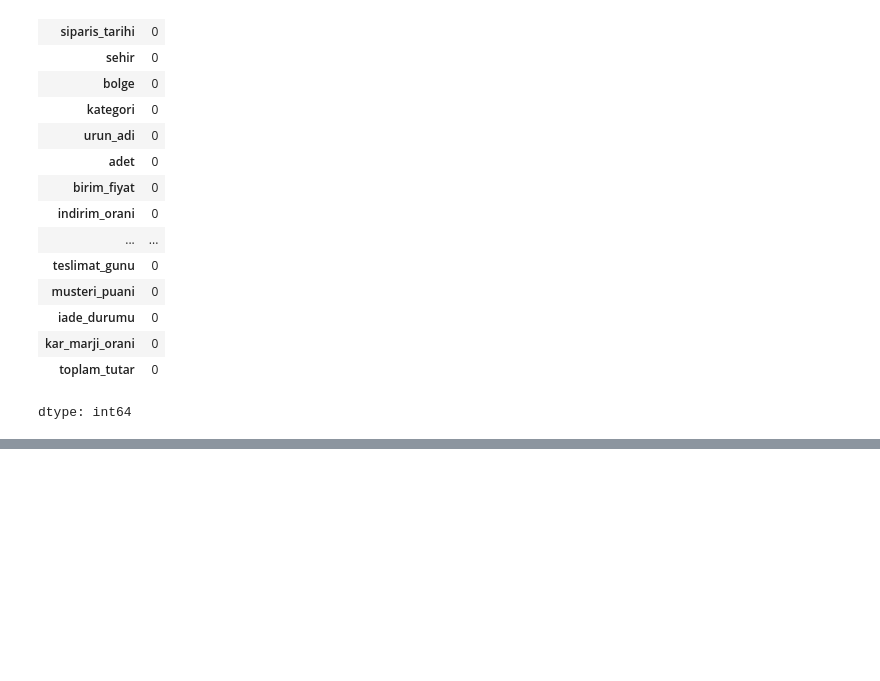
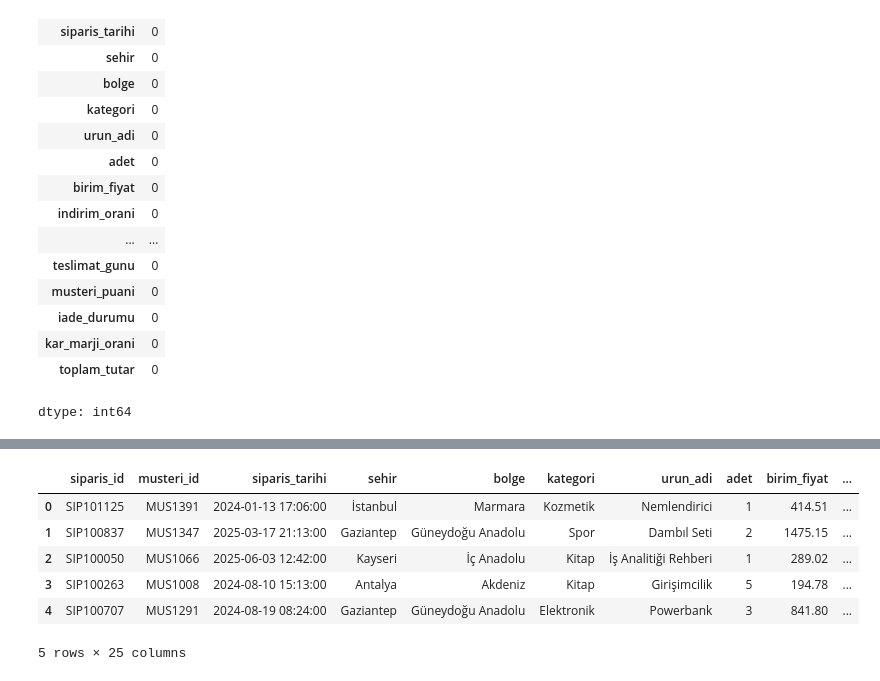
Before and after one commit to YunusEmre214/Data_Science_Colab, a Jupyter notebook: Data_Science.ipynb, the cells around one changed output, grey strips where cells are left out. Drawn from its saved outputs; the diff is of its cells as text; code cells hidden in the pictures; blank space fills up the shorter version.

```diff
--- a/Data_Science.ipynb
+++ b/Data_Science.ipynb
@@ -382,3 +382,6 @@ dtype: int64
 #19.Düzenlenmiş veri setini kaydedelim
 record_file="e_ticaret_veri_seti_current.csv"
 df_current.to_csv(record_file,index=False)
+# %%
+#20.Veri setini yükle
+df=pd.read_csv("e_ticaret_veri_seti_current.csv")
@@ -384,0 +437,4 @@ df_current.to_csv(record_file,index=False)
+# %%
+#23.Sipariş tarihi sütununun datetime tipine dönüştürmek
+df["siparis_tarihi"]=pd.to_datetime(df["siparis_tarihi"])
+df["siparis_tarihi"].dtypes
@@ -384,0 +464,18 @@ df_current.to_csv(record_file,index=False)
+# %%
+#24.Tarih sütunundan yeni özelliklerin üretilmesi
+df["yil"]=df["siparis_tarihi"].dt.year
+df["ay"]=df["siparis_tarihi"].dt.month
+df["gun"]=df["siparis_tarihi"].dt.day
+df["saat"]=df["siparis_tarihi"].dt.hour
+df["dakika"]=df["siparis_tarihi"].dt.minute
+df["saniye"]=df["siparis_tarihi"].dt.second
+df["haftanin_günü"]=df["siparis_tarihi"].dt.day_name()
+df.head()
+# %% [output]
+|  | siparis_id | musteri_id | siparis_tarihi | sehir | bolge | kategori | urun_adi | adet | birim_fiyat | ... |
+| 0 | SIP101125 | MUS1391 | 2024-01-13 17:06:00 | İstanbul | Marmara | Kozmetik | Nemlendirici | 1 | 414.51 | ... |
+| 1 | SIP100837 | MUS1347 | 2025-03-17 21:13:00 | Gaziantep | Güneydoğu Anadolu | Spor | Dambıl Seti | 2 | 1475.15 | ... |
+| 2 | SIP100050 | MUS1066 | 2025-06-03 12:42:00 | Kayseri | İç Anadolu | Kitap | İş Analitiği Rehberi | 1 | 289.02 | ... |
+| 3 | SIP100263 | MUS1008 | 2024-08-10 15:13:00 | Antalya | Akdeniz | Kitap | Girişimcilik | 5 | 194.78 | ... |
+| 4 | SIP100707 | MUS1291 | 2024-08-19 08:24:00 | Gaziantep | Güneydoğu Anadolu | Elektronik | Powerbank | 3 | 841.80 | ... |
+5 rows × 25 columns
```
Also changed, not shown: parts of 9 cells of this notebook.
